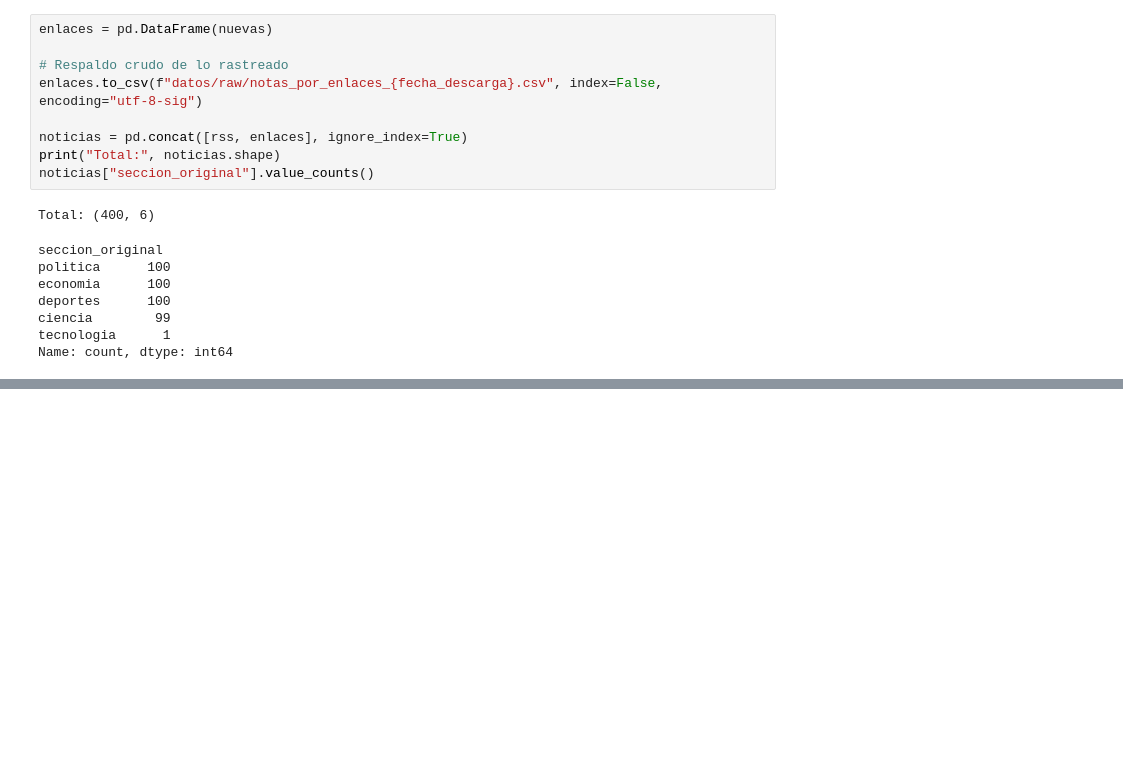
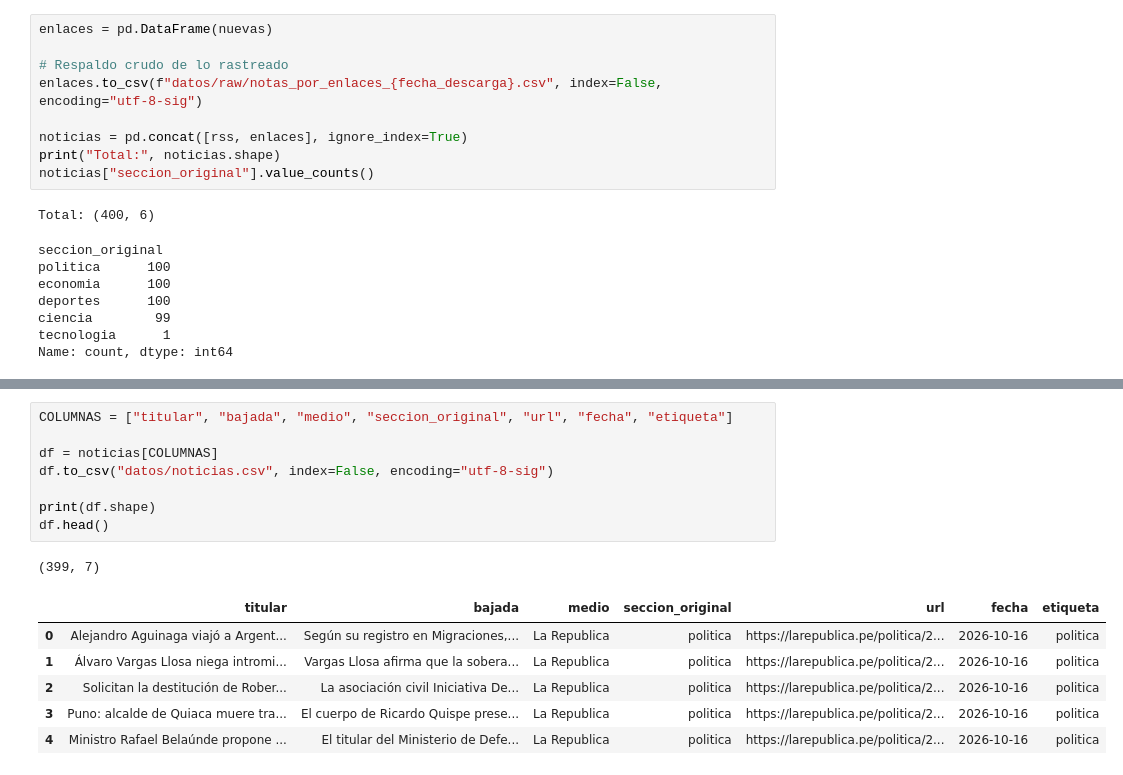
Before and after one commit to Clandra91/Python_intermedio, a Jupyter notebook: tarea_1/01_recoleccion.ipynb, the cells around one changed output, grey strips where cells are left out. Drawn from its saved outputs; the diff is of its cells as text; blank space fills up the shorter version.

```diff
--- a/tarea_1/01_recoleccion.ipynb
+++ b/tarea_1/01_recoleccion.ipynb
@@ -353,0 +502,16 @@ La tarea advierte que Github rechaza archivos de más de 100 MB, y al ejecutar e
+# %%
+COLUMNAS = ["titular", "bajada", "medio", "seccion_original", "url", "fecha", "etiqueta"]
+
+df = noticias[COLUMNAS]
+df.to_csv("datos/noticias.csv", index=False, encoding="utf-8-sig")
+
+print(df.shape)
+df.head()
+# %% [output]
+(399, 7)
+|  | titular | bajada | medio | seccion_original | url | fecha | etiqueta |
+| 0 | Alejandro Aguinaga viajó a Argent... | Según su registro en Migraciones,... | La Republica | politica | https://larepublica.pe/politica/2... | 2026-10-16 | politica |
+| 1 | Álvaro Vargas Llosa niega intromi... | Vargas Llosa afirma que la sobera... | La Republica | politica | https://larepublica.pe/politica/2... | 2026-10-16 | politica |
+| 2 | Solicitan la destitución de Rober... | La asociación civil Iniciativa De... | La Republica | politica | https://larepublica.pe/politica/2... | 2026-10-16 | politica |
+| 3 | Puno: alcalde de Quiaca muere tra... | El cuerpo de Ricardo Quispe prese... | La Republica | politica | https://larepublica.pe/politica/2... | 2026-10-16 | politica |
+| 4 | Ministro Rafael Belaúnde propone ... | El titular del Ministerio de Defe... | La Republica | politica | https://larepublica.pe/politica/2... | 2026-10-16 | politica |
```
Also changed, not shown: parts of 20 cells of this notebook, 1 other file.
